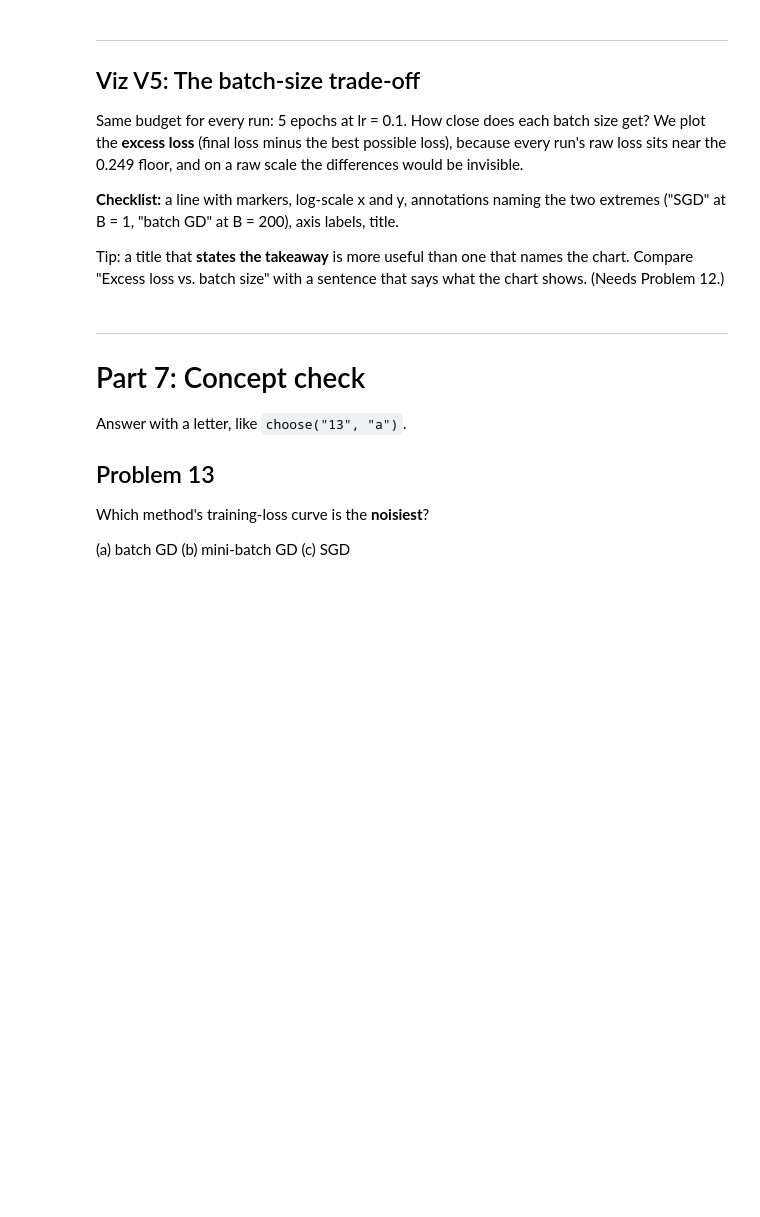
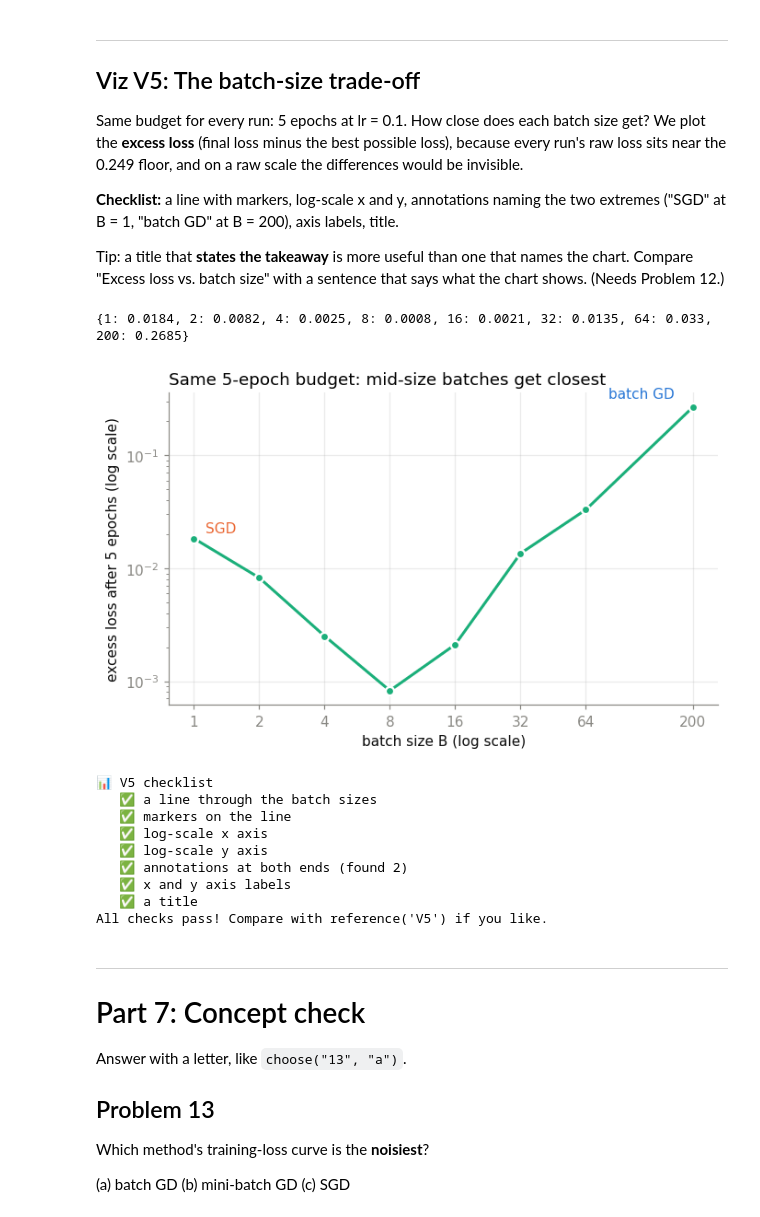
Before and after one commit to hantayc/stats-review, a Jupyter notebook: gradient-descent/gradient-descent-practice.ipynb, the cells around one changed output. Saved outputs shown, nothing was run; the diff lists cells and outputs as text; code cells hidden in the pictures; blank space fills up the shorter version.

```diff
--- a/gradient-descent/gradient-descent-practice.ipynb
+++ b/gradient-descent/gradient-descent-practice.ipynb
@@ -973,6 +1028,15 @@ def minibatch_gd(x, y, lr, epochs, batch_size, seed=0):
     w, b = 0.0, 0.0
     path = [(w, b)]
     # YOUR CODE HERE
+    for _ in range(epochs):
+        order = rng.permutation(n)
+        for start in range(0,n, batch_size):
+            idx = order[start : start + batch_size]
+            dw , db = mse_gradient(w, b, x[idx], y[idx])
+            w = w - lr * dw
+            b = b - lr * db
+            path.append((w,b))
+
     return np.array(path)
 
 check_fn("12", minibatch_gd)
@@ -1038,22 +1113,51 @@ Tip: a title that **states the takeaway** is more useful than one that names the
 # %%
 batch_sizes = [1, 2, 4, 8, 16, 32, 64, 200]
 best = mse(w_best, b_best, x, y)
 excess = []
 for B in batch_sizes:
     p = minibatch_gd(x, y, lr=0.1, epochs=5, batch_size=B)
     excess.append(mse(*p[-1], x, y) - best)
 print({B: round(float(e), 4) for B, e in zip(batch_sizes, excess)})
 
 fig, ax = plt.subplots(figsize=(7, 4))
 # YOUR CODE: excess vs batch_sizes as a line with markers
 #   - log x (ax.set_xscale("log", base=2) reads nicely) and log y
 #   - annotate "SGD" at B = 1 and "batch GD" at B = 200
 #   - axis labels and a title that states the takeaway
+
+ax.plot(batch_sizes, excess, "o-", color=AQUA, ms=6, mec="white", mew=1.5)
+ax.set_xscale("log", base=2)
+ax.set_yscale("log")
+ax.set_xticks(batch_sizes, [str(B) for B in batch_sizes])   # show 1, 2, 4, ... 200 instead of 2^k
+
+ax.annotate("SGD", (batch_sizes[0], excess[0]),
+            xytext=(8, 4), textcoords="offset points", color=ORANGE)
+ax.annotate("batch GD", (batch_sizes[-1], excess[-1]),
+            xytext=(-60, 6), textcoords="offset points", color=BLUE)
+
+ax.set_xlabel("batch size B (log scale)")
+ax.set_ylabel("excess loss after 5 epochs (log scale)")
+ax.set_title("Same 5-epoch budget: mid-size batches get closest", loc="left")
+plt.show()
+
+
 plt.show()
 check_plot("V5", fig)
 # hint("V5")
 # reference("V5")
 # solution("V5")
+# %% [output]
+{1: 0.0184, 2: 0.0082, 4: 0.0025, 8: 0.0008, 16: 0.0021, 32: 0.0135, 64: 0.033, 200: 0.2685}
+[figure, added]
+📊 V5 checklist
+   ✅ a line through the batch sizes
+   ✅ markers on the line
+   ✅ log-scale x axis
+   ✅ log-scale y axis
+   ✅ annotations at both ends (found 2)
+   ✅ x and y axis labels
+   ✅ a title
+All checks pass! Compare with reference('V5') if you like.
 # %% [markdown]
 ---
 # Part 7: Concept check
```
Also changed, not shown: parts of 14 cells of this notebook.
